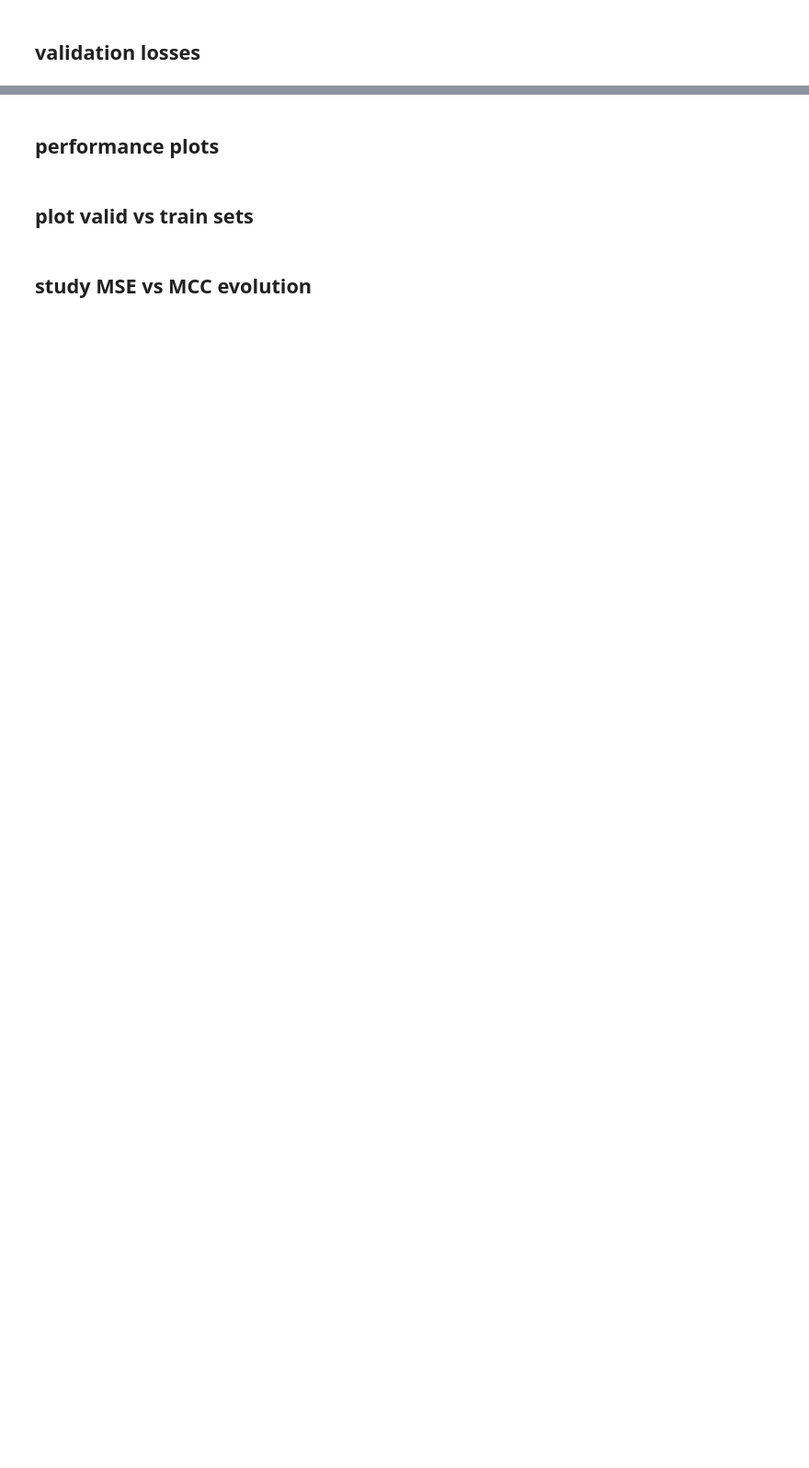
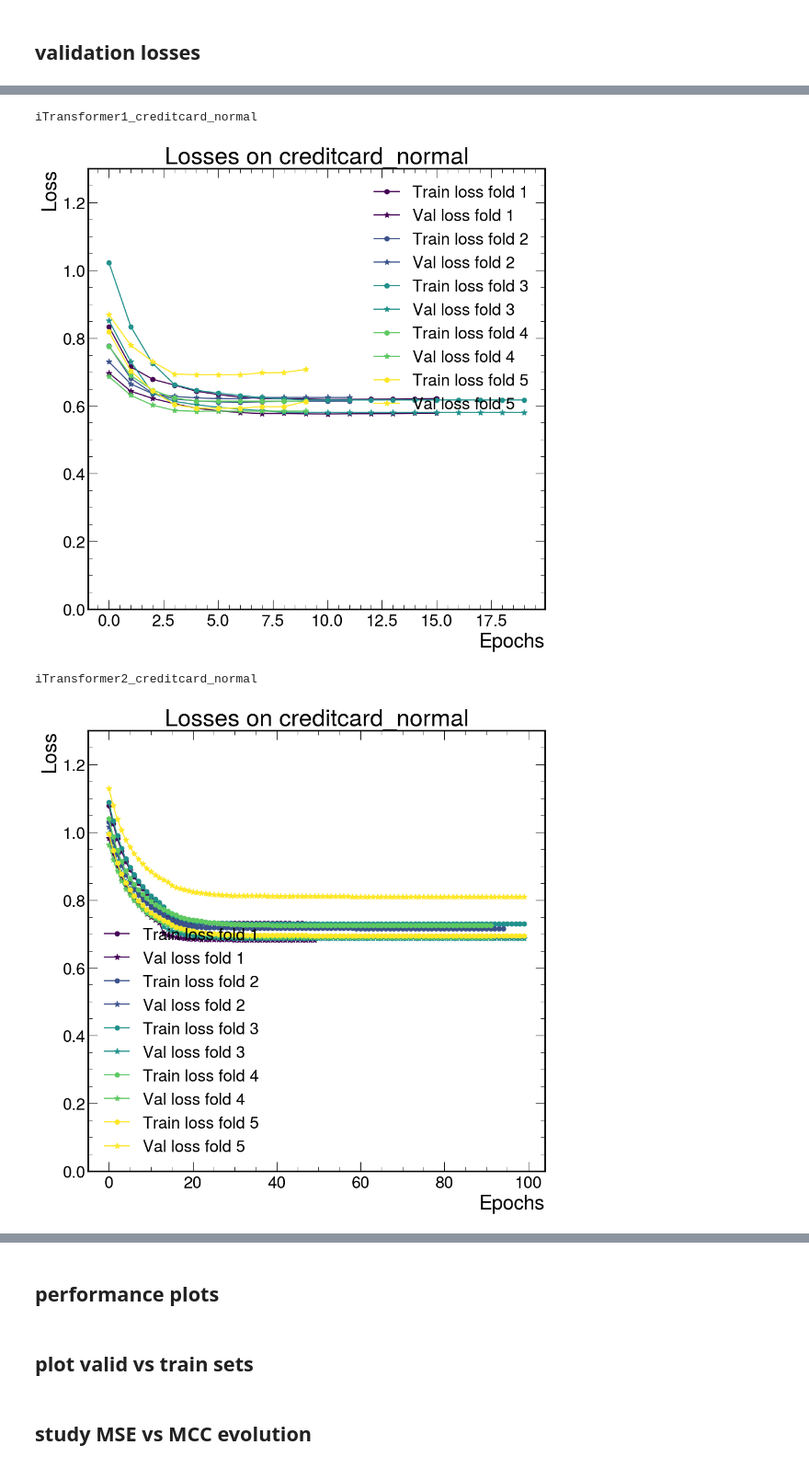
Before and after one commit to PedroKochinski/TSAD_from_laurab222, a Jupyter notebook: visualise_lxplus_results.ipynb, the cells around one changed output, grey strips where cells are left out. Shown at 92% size. Drawn from its saved outputs; the diff is of its cells as text; code cells hidden in the pictures; blank space fills up the shorter version.

Commit message:
WADI and creditcard data + plots

```diff
--- a/visualise_lxplus_results.ipynb
+++ b/visualise_lxplus_results.ipynb
@@ -13,9 +18,12 @@ plt.style.use([hep.style.ROOT, hep.style.firamath])
 # %%
+# configs for lxplus results
 config = {
  'iTransformer1': {'window': 10, 'steps': 1, 'latent': 2, 'eps': 100, 'lab': 'iTransformer: w10 s1 l2'},
  'iTransformer2': {'window': 100, 'steps': 50, 'latent': 2, 'eps': 100, 'lab': 'iTransformer: w100 s50 l2'},
  'iTransformer3': {'window': 10, 'steps': 5, 'latent': 2, 'eps': 100, 'lab': 'iTransformer: w10 s5 l2'},
- 'iTransformer4': {'window': 100, 'steps': 10, 'latent': 2, 'eps': 100, 'lab': 'iTransformer w100 s10 l2'},
+ 'iTransformer4': {'window': 100, 'steps': 10, 'latent': 2, 'eps': 100, 'lab': 'iTransformer: w100 s10 l2'},
+ 'iTransformer5': {'window': 10, 'steps': 1, 'latent': 2, 'eps': 100, 'lab': 'iTransformer fc: w10 s1 l2', 'forecasting': True},
+ 'iTransformer6': {'window': 100, 'steps': 1, 'latent': 2, 'eps': 100, 'lab': 'iTransformer fc: w100 s1 l2', 'forecasting': True},
  'TranAD': {'window': 10, 'steps': 1, 'eps': 100, 'latent': '', 'lab': 'TranAD: w10 s1'},
 #  'MAD_GAN': {'lab': 'MAD_GAN'},
 #  'OmniAnomaly': {'lab': 'OmniAnomaly'},
@@ -28,8 +36,8 @@ config = {
 # %% [markdown]
 ## validation losses
 # %%
-datasets = ['GECCO', 'IEEECIS_new2.2', 'UCR', 'SWaT_1D', 'SMAP_new', 'MSL_new', 'SMD']
-models = ['iTransformer2'] # ['iTransformer1', 'iTransformer2', 'iTransformer3', 'iTransformer4', 'TranAD']
+datasets = ['creditcard_normal']  # 'GECCO_normal','GECCO', 'IEEECIS_new2.2', 'UCR', 'SWaT_1D', 'SMAP_new', 'MSL_new', 'SMD']
+models = ['iTransformer1', 'iTransformer2', 'iTransformer3', 'iTransformer4', 'TranAD']
 
 
 all_paths = []
@@ -37,11 +45,11 @@ losses = {}
 for dataset in datasets:
     for model in models:
         if 'iTransformer' in model and model != 'iTransformer':
-            # paths = glob.glob(f'iTransformer_results_lxplus/iTransformer_{dataset}')
-            paths = glob.glob(f'iTransformer/iTransformer_{dataset}')
+            paths = glob.glob(f'iTransformer_results_lxplus/iTransformer_{dataset}')
+            # paths = glob.glob(f'iTransformer/iTransformer_{dataset}')
         else:
-            # paths = glob.glob(f'{model}_results_lxplus/{model}_{dataset}')
-            paths = glob.glob(f'{model}/{model}_{dataset}')
+            paths = glob.glob(f'{model}_results_lxplus/{model}_{dataset}')
+            # paths = glob.glob(f'{model}/{model}_{dataset}')
         all_paths.extend(paths)
         if not paths:
             print(f'No paths found for {model} on {dataset}')
@@ -52,7 +60,7 @@ for dataset in datasets:
                 if model == 'TranAD':
                     res_path = glob.glob(f"{path}/*n_window{config[model]['window']}_steps{config[model]['steps']}*feats{feats}*/checkpoints/model_final.ckpt")
                 else:
-                    res_path = glob.glob(f"{path}/*n_window{config[model]['window']}_steps{config[model]['steps']}_feats{feats}_eps{config[model]['eps']}_latent{config[model]['latent']}_7fold*/checkpoints/model_final.ckpt")
+                    res_path = glob.glob(f"{path}/*n_window{config[model]['window']}_steps{config[model]['steps']}_feats{feats}_eps{config[model]['eps']}_latent{config[model]['latent']}*/checkpoints/model_final.ckpt")
             else:
                 res_path = glob.glob(f'{path}/*n_window10_steps1*feats{feats}*/checkpoints/model_final.ckpt')
 
@@ -84,7 +99,7 @@ print(losses.keys())
 # Plot training and validation losses
 def plot_losses(losses, dataset):
     # colors = current_cycler.by_key()['color']
-    colors = plt.cm.viridis(np.linspace(0, 1, 7))
+    colors = plt.cm.viridis(np.linspace(0, 1, 5))
 
     for key in losses.keys():
         if dataset in key:
@@ -94,11 +109,12 @@ def plot_losses(losses, dataset):
             for i in range(len(train_losses)):
                 plt.plot(train_losses[i], '-o', label=f'Train loss fold {i+1}', color=colors[i])
                 plt.plot(val_losses[i], '-*', label=f'Val loss fold {i+1}', color=colors[i], markersize=8)
+            plt.ylim(0, 1.3)
             plt.xlabel('Epochs')
             plt.ylabel('Loss')
             plt.title(f'Losses on {dataset}')
             plt.legend()
             plt.tight_layout()
-            # plt.savefig(f'./studies_results_lxplus/losses/{key}_losses.png', facecolor='w')
+            plt.savefig(f'./studies_results_lxplus/losses/{key}_losses.png', facecolor='w')
             plt.show()
             plt.close()
@@ -105,4 +123,9 @@ def plot_losses(losses, dataset):
 # %%
 # Usage
-for dataset in datasets:
+for dataset in ['creditcard_normal']: # datasets:
     plot_losses(losses, dataset)
+# %% [output]
+iTransformer1_creditcard_normal
+[figure, added]
+iTransformer2_creditcard_normal
+[figure, added]
```
Also changed, not shown: parts of 26 cells of this notebook, 8 other files.
